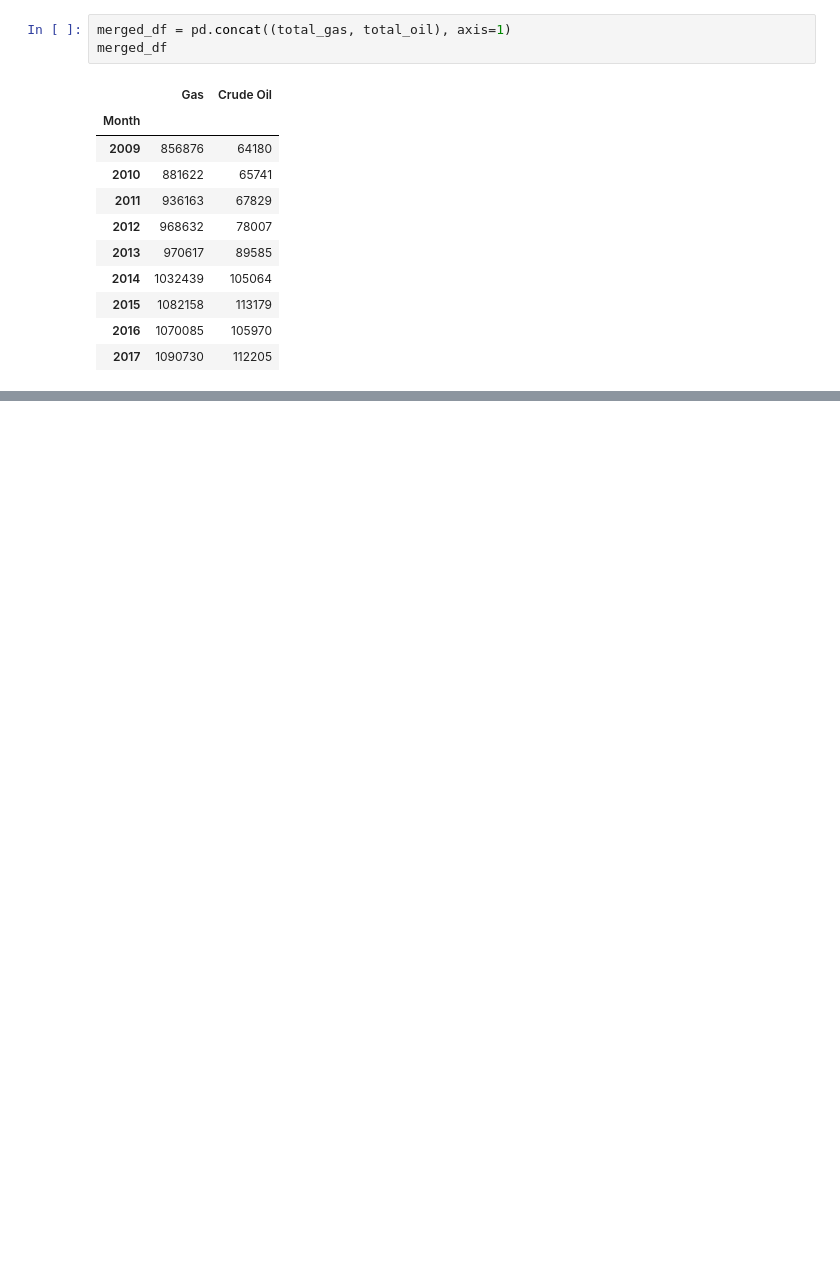
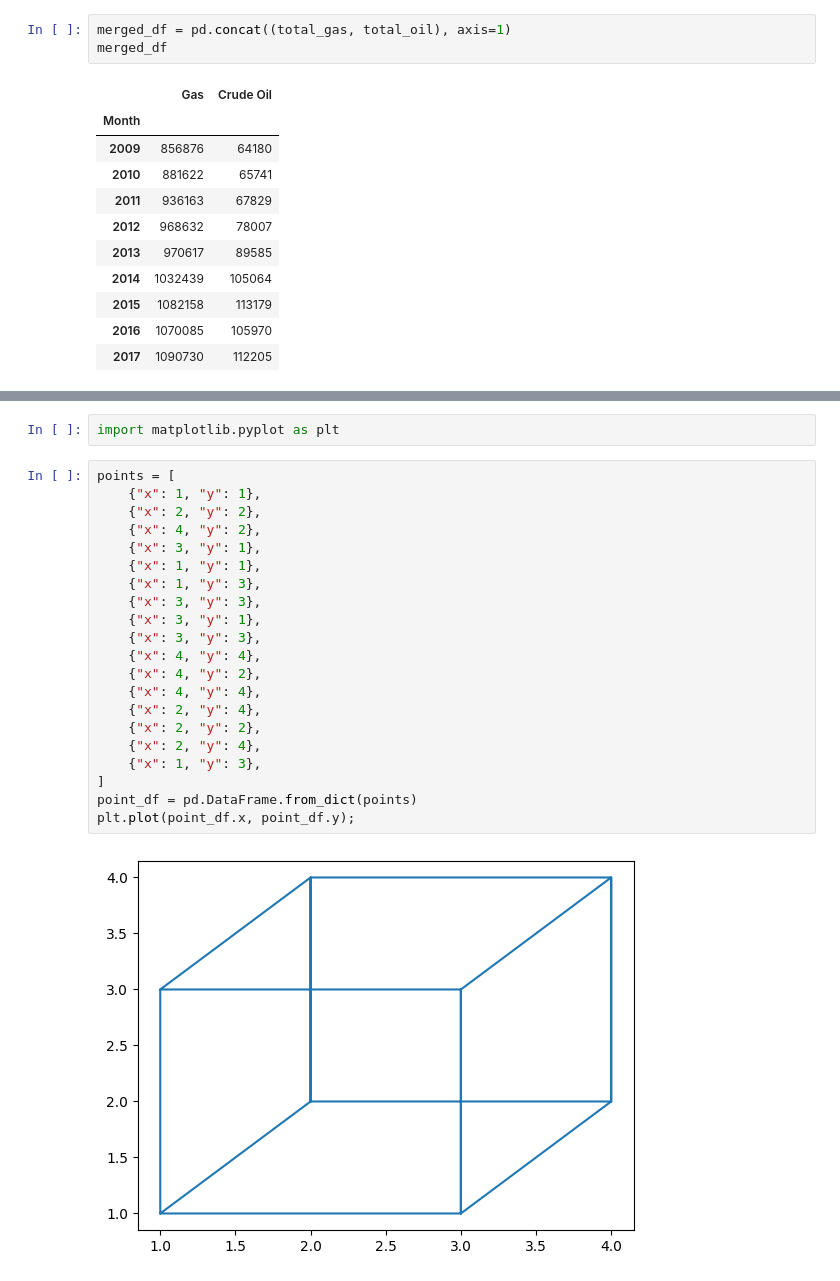
Before and after one commit to hughharford/d_s, a Jupyter notebook: notebooks/data_sci_basics.ipynb, the cells around one changed output, grey strips where cells are left out. Cells and saved outputs as stored; diff of their text form; blank space fills up the shorter version.

```diff
--- a/notebooks/data_sci_basics.ipynb
+++ b/notebooks/data_sci_basics.ipynb
@@ -587,0 +848,25 @@ plot.legend(['Gas (Millions of Cubic feet)', 'Crude Oil (Thousands of barrels)']
+# %%
+import matplotlib.pyplot as plt
+# %%
+points = [
+    {"x": 1, "y": 1},
+    {"x": 2, "y": 2},
+    {"x": 4, "y": 2},
+    {"x": 3, "y": 1},
+    {"x": 1, "y": 1},
+    {"x": 1, "y": 3},
+    {"x": 3, "y": 3},
+    {"x": 3, "y": 1},
+    {"x": 3, "y": 3},
+    {"x": 4, "y": 4},
+    {"x": 4, "y": 2},
+    {"x": 4, "y": 4},
+    {"x": 2, "y": 4},
+    {"x": 2, "y": 2},
+    {"x": 2, "y": 4},
+    {"x": 1, "y": 3},
+]
+point_df = pd.DataFrame.from_dict(points)
+plt.plot(point_df.x, point_df.y);
+# %% [output]
+[figure, added]
```
Also changed, not shown: parts of 46 cells of this notebook, 3 other files.
